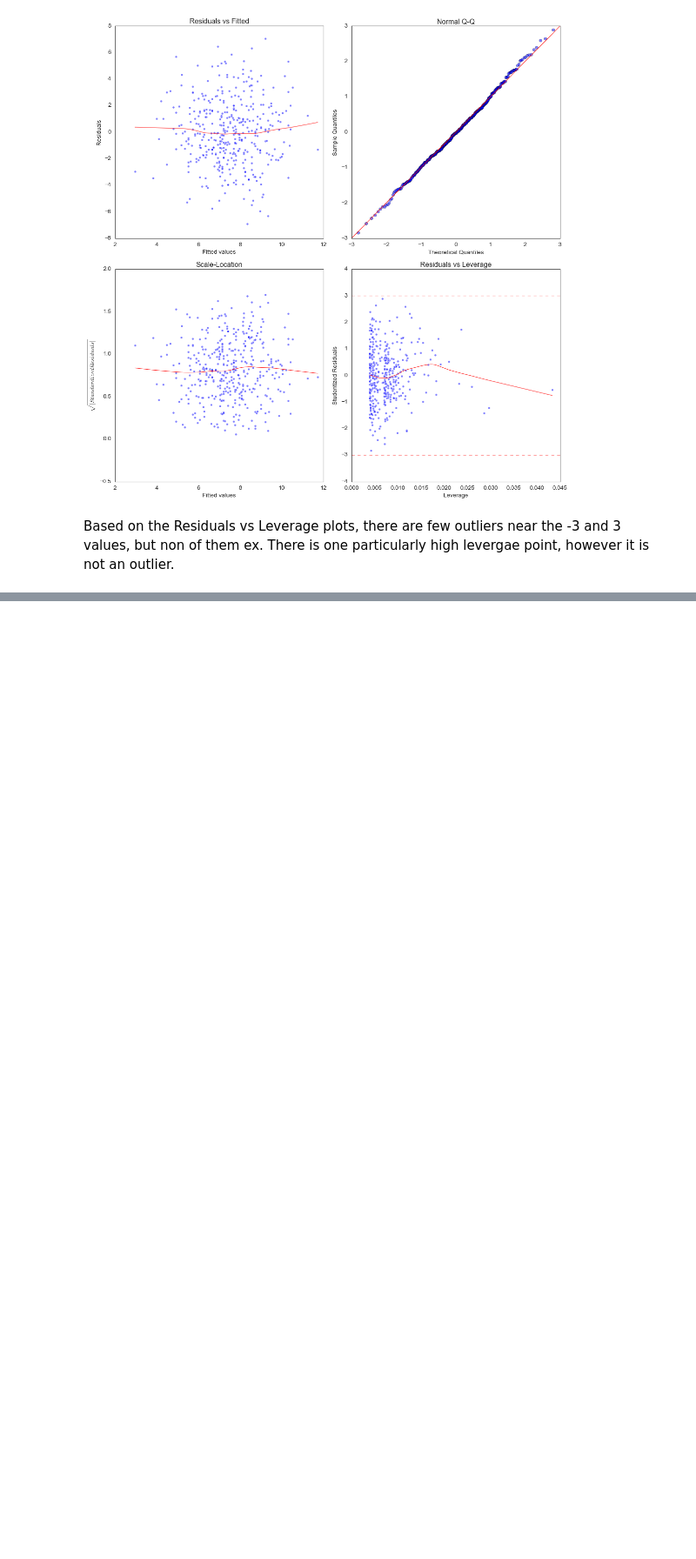
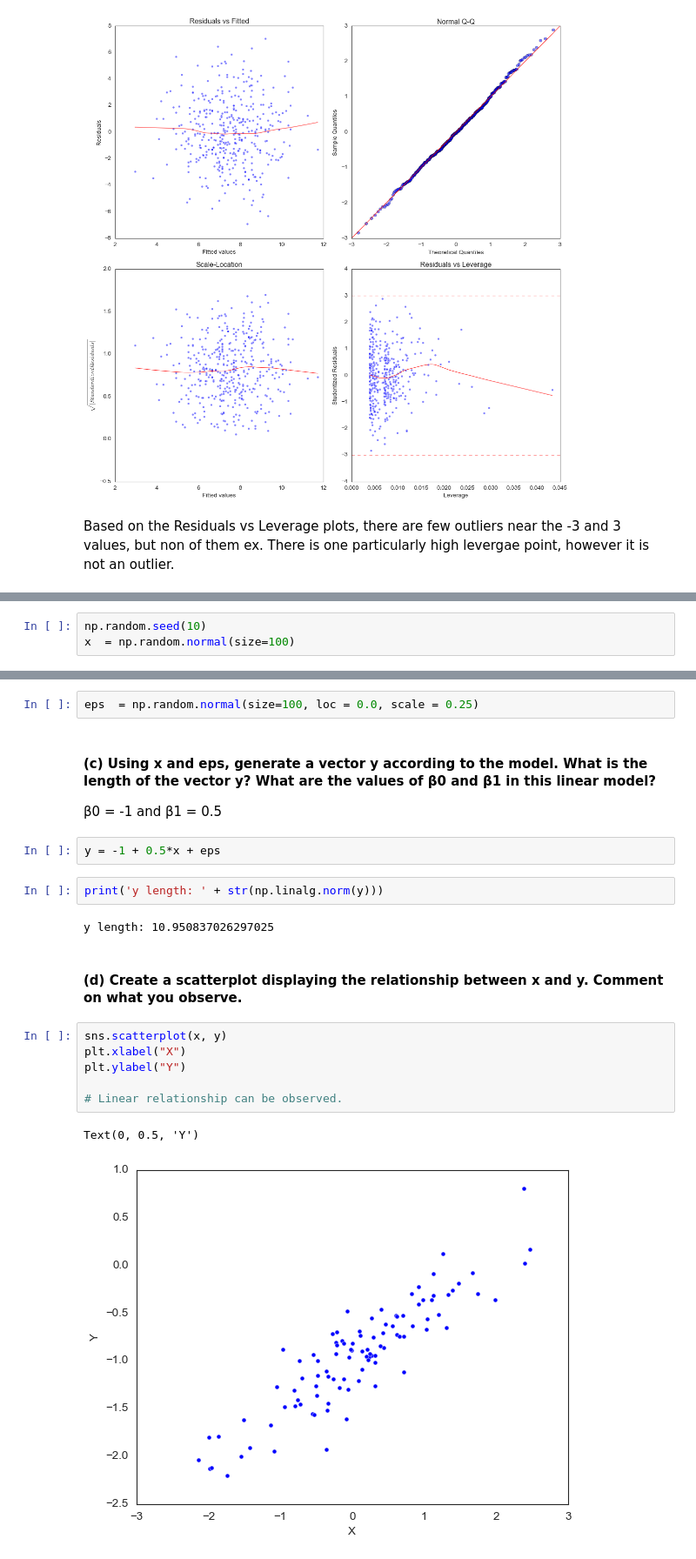
Before and after one commit to balintalfoldy/ISLR_python_AB, a Jupyter notebook: Notebooks/ch3_linear_regression_applied.ipynb, the cells around one changed output, grey strips where cells are left out. Shown at 87% size. Drawn from its saved outputs; the diff is of its cells as text; blank space fills up the shorter version.

```diff
--- a/Notebooks/ch3_linear_regression_applied.ipynb
+++ b/Notebooks/ch3_linear_regression_applied.ipynb
@@ -574,0 +676,3 @@ Based on the Residuals vs Leverage plots, there are few outliers near the -3 and
+# %%
+np.random.seed(10)
+x  = np.random.normal(size=100)
@@ -574,0 +681,23 @@ Based on the Residuals vs Leverage plots, there are few outliers near the -3 and
+# %%
+eps  = np.random.normal(size=100, loc = 0.0, scale = 0.25)
+# %% [markdown]
+#### (c) Using x and eps, generate a vector y according to the model. What is the length of the vector y? What are the values of β0 and β1 in this linear model?
+
+β0 = -1 and β1 = 0.5
+# %%
+y = -1 + 0.5*x + eps
+# %%
+print('y length: ' + str(np.linalg.norm(y)))
+# %% [output]
+y length: 10.950837026297025
+# %% [markdown]
+#### (d) Create a scatterplot displaying the relationship between x and y. Comment on what you observe.
+# %%
+sns.scatterplot(x, y)
+plt.xlabel("X")
+plt.ylabel("Y")
+
+# Linear relationship can be observed.
+# %% [output]
+Text(0, 0.5, 'Y')
+[figure, added]
```
Also changed, not shown: parts of 78 cells of this notebook.
